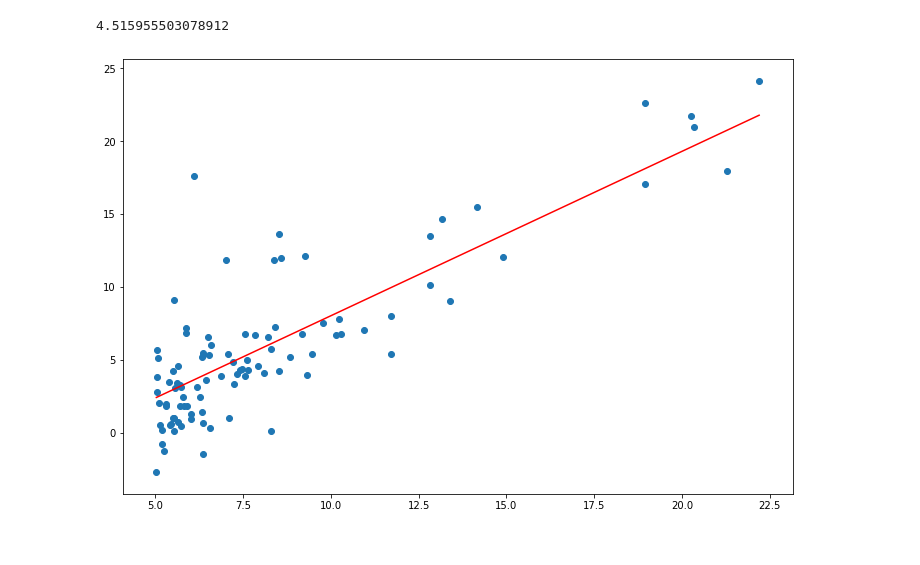
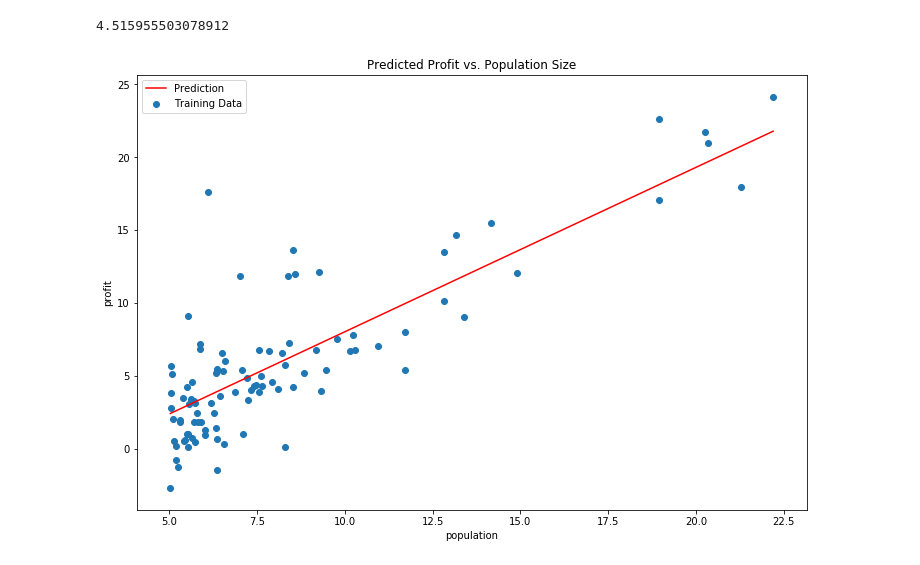
Before and after one commit to hehekyo/Coursera_ML_Exercise, a Jupyter notebook: machine-learning-ex1/ex1_t1.ipynb, the cells around one changed output. Drawn from its saved outputs; the diff is of its cells as text; code cells hidden in the pictures.

```diff
--- a/machine-learning-ex1/ex1_t1.ipynb
+++ b/machine-learning-ex1/ex1_t1.ipynb
@@ -150,11 +150,15 @@ computeCost(X, y, g)
 # %%
 #绘制线性模型以及数据
 
 x = np.linspace(data.population.min(),data.population.max(),100)
 f = g[0,0] + (g[0,1] * x)
 fig, ax = plt.subplots(figsize=(12,8))
 ax.plot(x,f,'r',label='Prediction')
 ax.scatter(data.population,data.profit,label='Training Data')
+ax.legend(loc=2)
+ax.set_xlabel('population')
+ax.set_ylabel('profit')
+ax.set_title('Predicted Profit vs. Population Size')
 plt.show()
 # %% [output]
-[figure, old version]
+[figure, new version]
```
Also changed, not shown: parts of 18 cells of this notebook, 1 other file.
